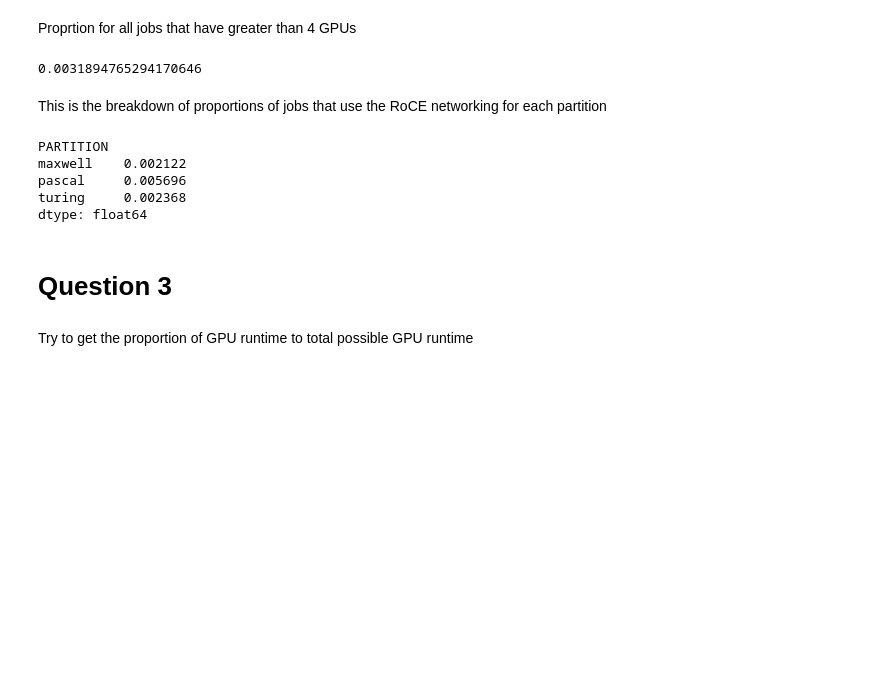
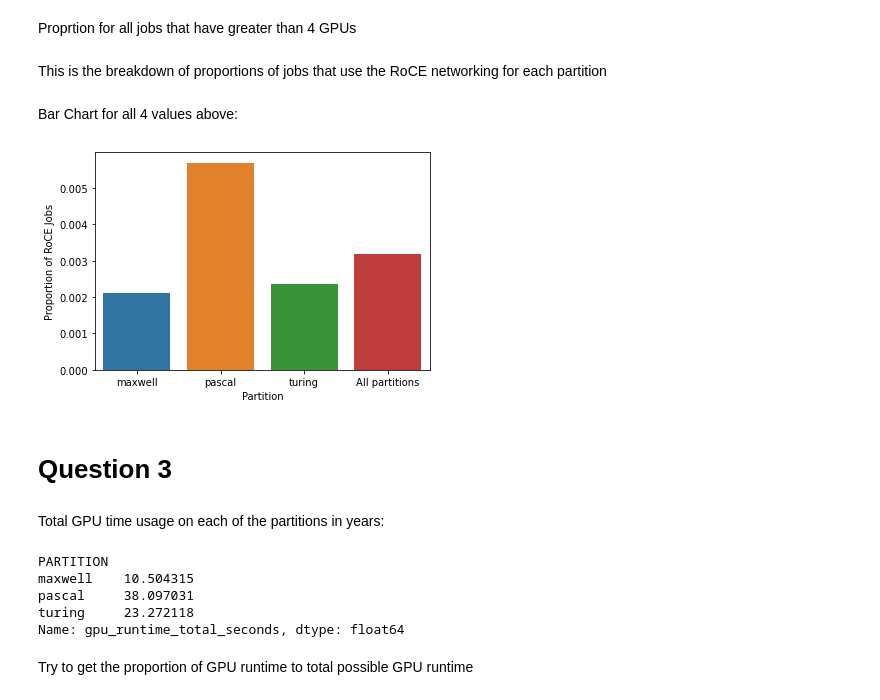
Before and after one commit to nss-data-science-cohort-6/accre_project-malted_milk_balls, a Jupyter notebook: notebooks/ACCRE_data_notebook.ipynb, the cells around one changed output. Drawn from its saved outputs; the diff is of its cells as text; code cells hidden in the pictures; blank space fills up the shorter version.

```diff
--- a/notebooks/ACCRE_data_notebook.ipynb
+++ b/notebooks/ACCRE_data_notebook.ipynb
@@ -137,23 +137,35 @@ df_RoCE = data[data['GPUS']>4]
 Proprtion for all jobs that have greater than 4 GPUs
 # %%
 prop_RoCE = len(df_RoCE)/len(data)
-prop_RoCE
-# %% [output]
-0.0031894765294170646
 # %% [markdown]
 This is the breakdown of proportions of jobs that use the RoCE networking for each partition
 # %%
-df_RoCE.pivot(values = 'GPUS', columns= 'PARTITION').notna().sum()/[len(maxwell), len(pascal), len(turing)]
+df_RoCE_partitions = df_RoCE.pivot(values = 'GPUS', columns= 'PARTITION').notna().sum()/[len(maxwell), len(pascal), len(turing)]
-# %% [output]
-PARTITION
-maxwell    0.002122
-pascal     0.005696
-turing     0.002368
-dtype: float64
+# %% [markdown]
+Bar Chart for all 4 values above:
+# %%
+partition_series = pd.Series(['maxwell', 'pascal', 'turing', 'All partitions'])
+value_series = pd.Series([df_RoCE_partitions[0], df_RoCE_partitions[1], df_RoCE_partitions[2], prop_RoCE])
+frame = {'Partition':partition_series, 'Proportion of RoCE Jobs':value_series}
+bar_chart_Q2_df = pd.DataFrame(frame)
+# %%
+barplot_1 = sns.barplot(data = bar_chart_Q2_df, x = 'Partition', y = 'Proportion of RoCE Jobs')
+# %% [output]
+[figure, added]
 # %% [markdown]
 # Question 3
 # %%
 data['gpu_runtime_total_seconds'] = data['GPUS']*data['used_time_seconds']
+# %% [markdown]
+Total GPU time usage on each of the partitions in years:
+# %%
+data.groupby('PARTITION')['gpu_runtime_total_seconds'].sum()/(365*24*60*60)
+# %% [output]
+PARTITION
+maxwell    10.504315
+pascal     38.097031
+turing     23.272118
+Name: gpu_runtime_total_seconds, dtype: float64
 # %% [markdown]
 Try to get the proportion of GPU runtime to total possible GPU runtime
 # %%
```
Also changed, not shown: parts of 6 cells of this notebook.
